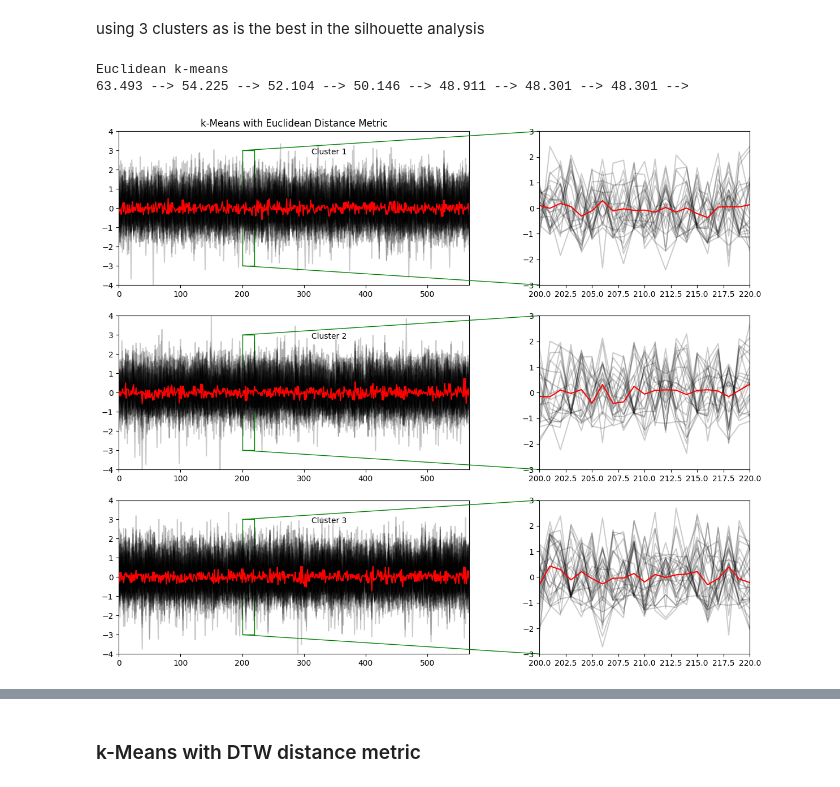
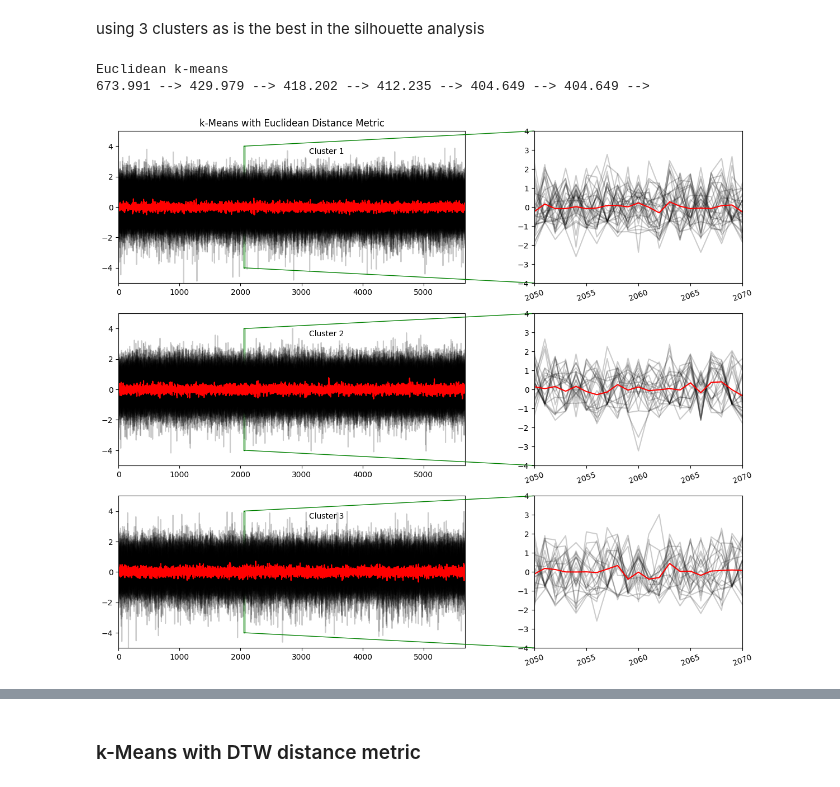
Before and after one commit to sarabreu/thesis_dev, a Jupyter notebook: 5_time_series_clustering/all_imp_vars/clean_solar.ipynb, the cells around one changed output, grey strips where cells are left out. Saved outputs shown, nothing was run; the diff lists cells and outputs as text; code cells hidden in the pictures.

```diff
--- a/5_time_series_clustering/all_imp_vars/clean_solar.ipynb
+++ b/5_time_series_clustering/all_imp_vars/clean_solar.ipynb
@@ -35,8 +37,8 @@ df_solar_satellite.head()
 # %%
 np.random.seed(10)
 
-# Define the desired subset size per asset (adjust as needed)
-subset_size_percentage = 0.1  # Adjust as needed
+# Define the desired subset size per asset --> guarantee that each asset has the same amount of rows
+subset_size_percentage = 1  # Adjust as needed
 
 # Get the unique asset identifiers from the original DataFrame
 unique_assets = df_solar_satellite['asset_id'].unique()
@@ -366,20 +334,54 @@ For n_clusters = 5 The average silhouette_score is : 0.33
 we have to look not only to the average silhouette score, but also for the partition that has the best silhouette score for the individual clusters
 # %% [markdown]
 using 3 clusters as is the best in the silhouette analysis
+# %%
+def zoom_in_plot(X_train, y_pred, cluster_centers, sz, title:str, num_clusters):
+    fig = plt.figure(figsize=(16, 4*num_clusters))
+    gs = gridspec.GridSpec(num_clusters, 4, width_ratios=[5, 1, 3, 1], height_ratios=[1] * num_clusters)
+
+    for yi in range(num_clusters):
+        # Main plot with more width
+        ax = plt.subplot(gs[yi, 0])
+        for xx in X_train[y_pred == yi]:
+            ax.plot(xx.ravel(), "k-", alpha=0.2)
+        ax.plot(pca.inverse_transform(cluster_centers)[yi].ravel(), "r-")  # Plot cluster centers in original data space
+        ax.set_xlim(0, sz)
+        ax.set_ylim(-5, 5)
+        ax.text(0.55, 0.85, 'Cluster %d' % (yi + 1), transform=ax.transAxes)
+        if yi == 0:
+            ax.set_title(f"{title}")
+
+        # Zoomed-in plot
+        axins = plt.subplot(gs[yi, 2])
+        for xx in X_train[y_pred == yi]:
+            axins.plot(xx.ravel(), "k-", alpha=0.2)
+        axins.plot(pca.inverse_transform(cluster_centers)[yi].ravel(), "r-")  # Plot cluster centers in original data space
+        axins.set_xlim(math.ceil(2050), math.ceil(2070))
+        axins.set_ylim(-4, 4)
+        x_ticks = [2050, 2055, 2060, 2065, 2070]
+        # Set the x-ticks for the zoomed-in plot
+        axins.set_xticks(x_ticks)
+        plt.xticks(rotation=20)
+        mark_inset(ax, axins, loc1=2, loc2=3, fc="None", ec="g")
+
+    # Adjust spacing between the two plots in the same row
+    plt.subplots_adjust(wspace=0)
+
+    # plt.tight_layout()
+    plt.show()
 # %%
 # Euclidean k-means
 print("Euclidean k-means")
 km = TimeSeriesKMeans(n_clusters=3, verbose=True, random_state=seed)
 y_pred_euclidean = km.fit_predict(train_pca)
 
 cluster_centers_reshaped = km.cluster_centers_.reshape(3, 2)
 
-#zoom_in_plot(X_train, y_pred_euclidean, km, sz, 'k-Means with Euclidean Distance Metric')
-zoom_in_plot(X_train, y_pred_euclidean, cluster_centers_reshaped, sz, 'k-Means with Euclidean Distance Metric')
+zoom_in_plot(X_train, y_pred_euclidean, cluster_centers_reshaped, sz, 'k-Means with Euclidean Distance Metric', num_clusters=3)
 # %% [output]
 Euclidean k-means
-63.493 --> 54.225 --> 52.104 --> 50.146 --> 48.911 --> 48.301 --> 48.301 -->
+673.991 --> 429.979 --> 418.202 --> 412.235 --> 404.649 --> 404.649 -->
-[figure, old version]
+[figure, new version]
 # %%
 with open('intermediate_without_out/euclidean_solar.pickle', 'wb') as f:
     pickle.dump(km, f)
```
Also changed, not shown: parts of 35 cells of this notebook, 7 other files.
